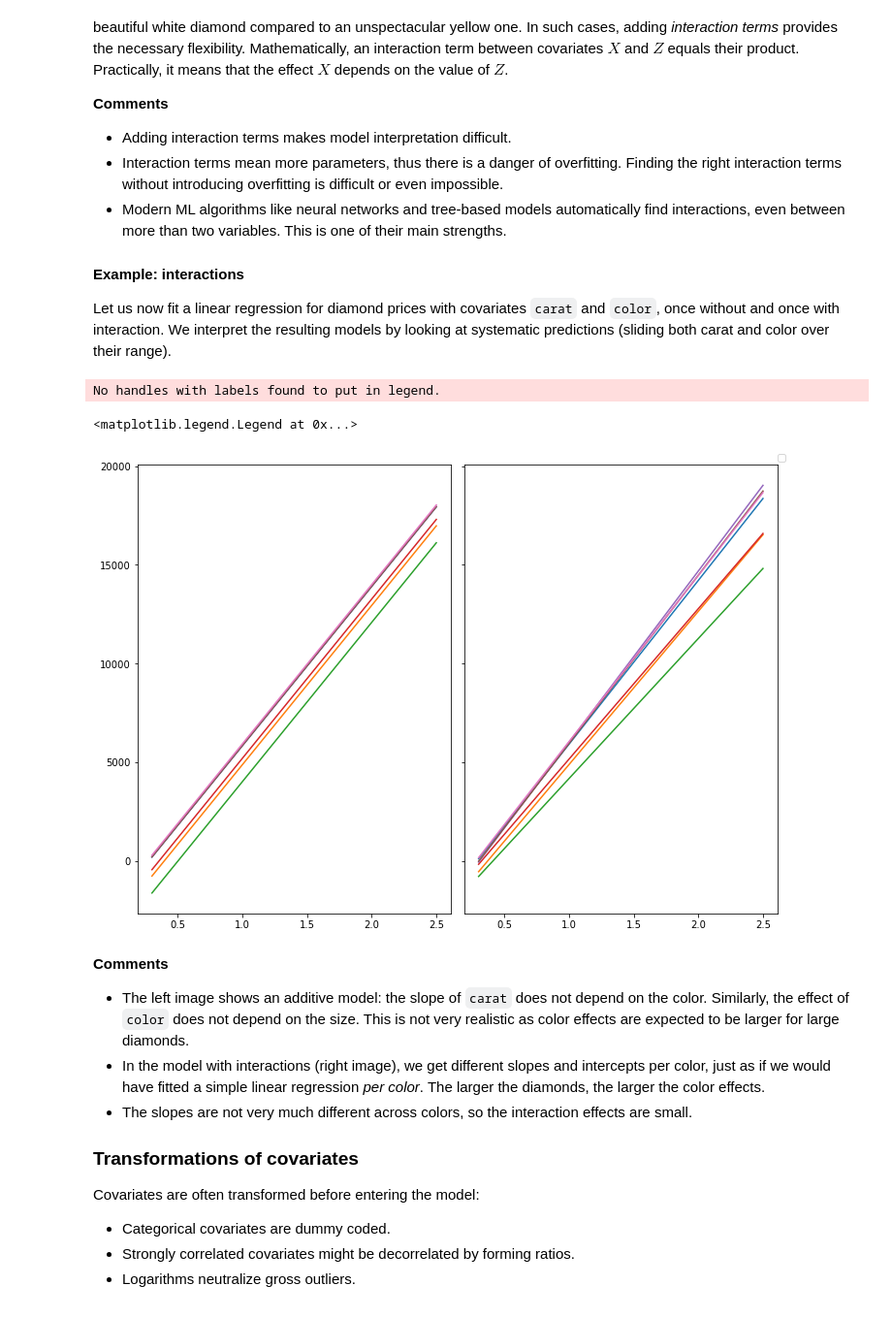
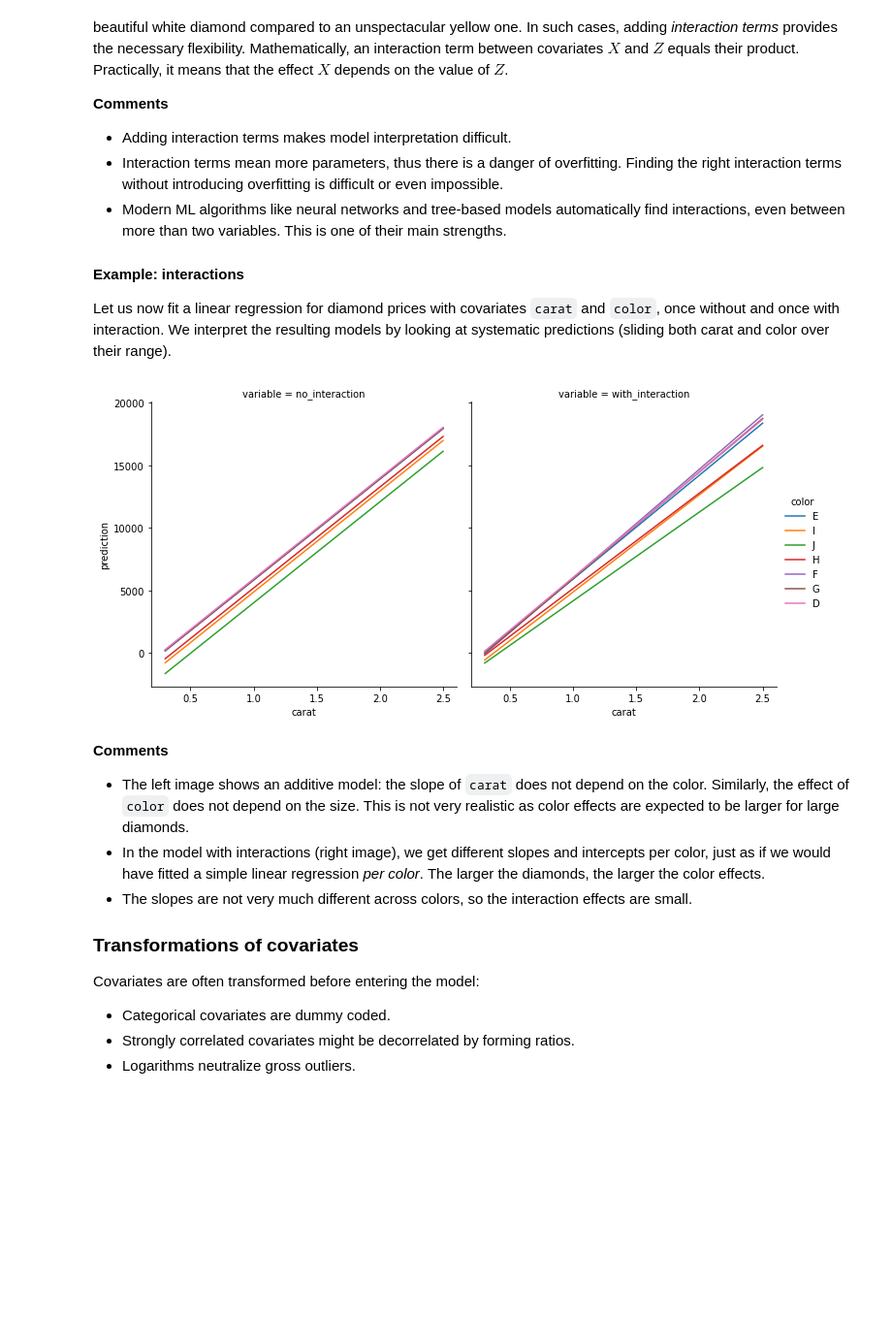
Before and after one commit to mayer79/ml_lecture, a Jupyter notebook: py/1_Basics_and_Linear_Models.ipynb, the cells around one changed output. Shown at 97% size. Cells and saved outputs as stored; diff of their text form; code cells hidden in the pictures; blank space fills up the shorter version.

Commit message:
fix interaction plot

```diff
--- a/py/1_Basics_and_Linear_Models.ipynb
+++ b/py/1_Basics_and_Linear_Models.ipynb
@@ -496,18 +487,45 @@ with_interaction = sfm.ols("price ~ carat * color", data=diamonds).fit()
-# %%
-import matplotlib.pyplot as plt
-fig, ax = plt.subplots(1, 2, figsize=(10, 7), sharey=True)
-
-carats = np.linspace(0.3, 2.5, 100)
-
-for color in diamonds.color.unique():
-    to_plot = pd.DataFrame({"carat": carats, "color": color})
-    ax[0].plot(carats, no_interaction.predict(to_plot))
-    ax[1].plot(carats, with_interaction.predict(to_plot))
-fig.tight_layout()
-# %% [output]
-No handles with labels found to put in legend.
-<matplotlib.legend.Legend at 0x...>
-[figure, removed]
+# %%
+import numpy as np
+import pandas as pd
+import itertools
+import seaborn as sns
+import statsmodels.formula.api as sfm
+from plotnine.data import diamonds
+
+# For simplicity, we use statsmodels to fit models
+no_interaction = sfm.ols("price ~ carat + color", data=diamonds).fit()
+with_interaction = sfm.ols("price ~ carat * color", data=diamonds).fit()
+
+# Create dataset with systematic predictions
+# R's expand.grid: https://pandas.pydata.org/docs/user_guide/cookbook.html
+def expand_grid(data_dict):
+    rows = itertools.product(*data_dict.values())
+    return pd.DataFrame.from_records(rows, columns=data_dict.keys())
+
+combos = {
+    "carat": np.linspace(0.3, 2.5, 100),
+    "color": diamonds.color.unique()
+}
+
+to_plot = (
+    expand_grid(combos)
+    .assign(
+        no_interaction=lambda x: no_interaction.predict(x),
+        with_interaction=lambda x: with_interaction.predict(x)
+    )
+    .melt(id_vars=["carat", "color"], value_name="prediction")
+)
+
+sns.relplot(
+    data=to_plot,
+    x="carat",
+    y="prediction",
+    col="variable",
+    hue="color",
+    kind="line"
+);
+# %% [output]
+[figure, added]
 # %% [markdown]
 **Comments**
 
```
Also changed, not shown: parts of 1 cell of this notebook.
